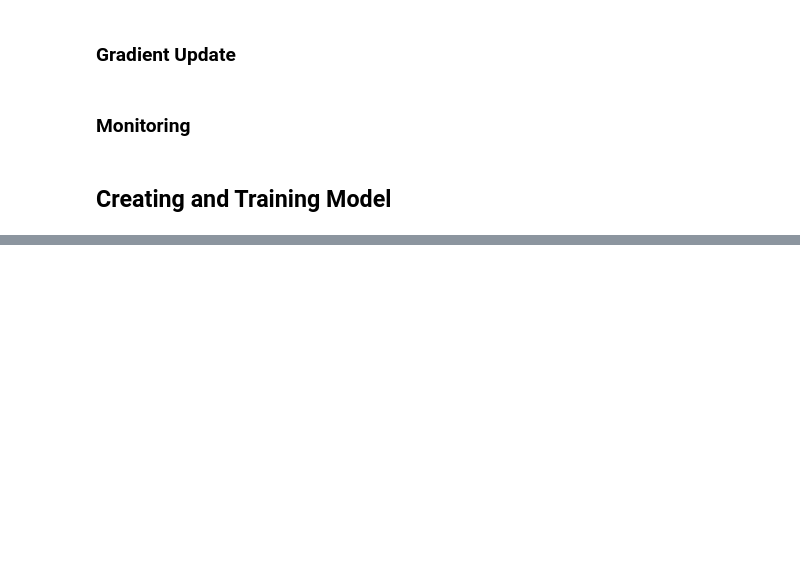
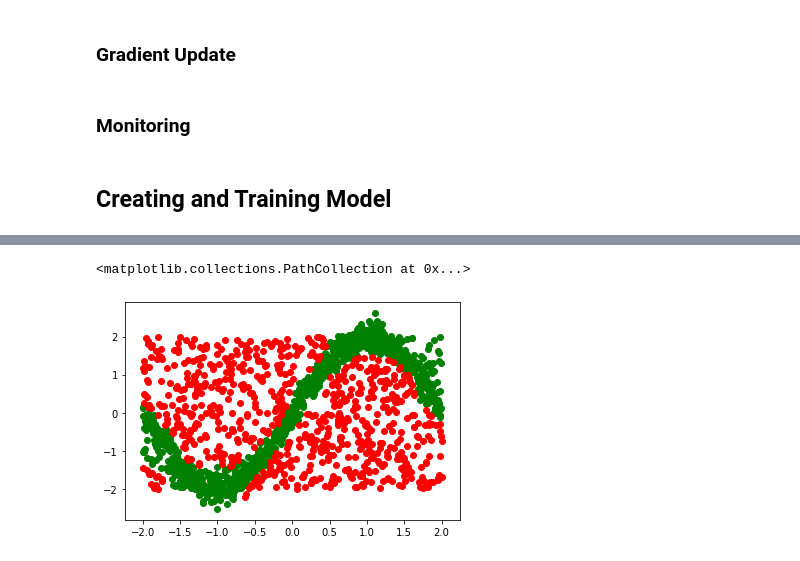
Before and after one commit to brenmcnamara/ML, a Jupyter notebook: projects/004/Regularized_Back_Prop_Impl.ipynb, the cells around one changed output, grey strips where cells are left out. Cells and saved outputs as stored; diff of their text form; code cells hidden in the pictures; blank space fills up the shorter version.

```diff
--- a/projects/004/Regularized_Back_Prop_Impl.ipynb
+++ b/projects/004/Regularized_Back_Prop_Impl.ipynb
@@ -630,0 +709,13 @@ plt.show()
+# %%
+# Visualize the results.
+
+Y_hat = predict(models[0], data_train)
+
+data_positive = data_train[:, Y_hat == 1]
+data_negative = data_train[:, Y_hat == 0]
+
+plt.scatter(data_positive[0, :], data_positive[1, :], c='g')
+plt.scatter(data_negative[0, :], data_negative[1, :], c='r')
+# %% [output]
+<matplotlib.collections.PathCollection at 0x...>
+[figure, added]
```
Also changed, not shown: parts of 19 cells of this notebook.
